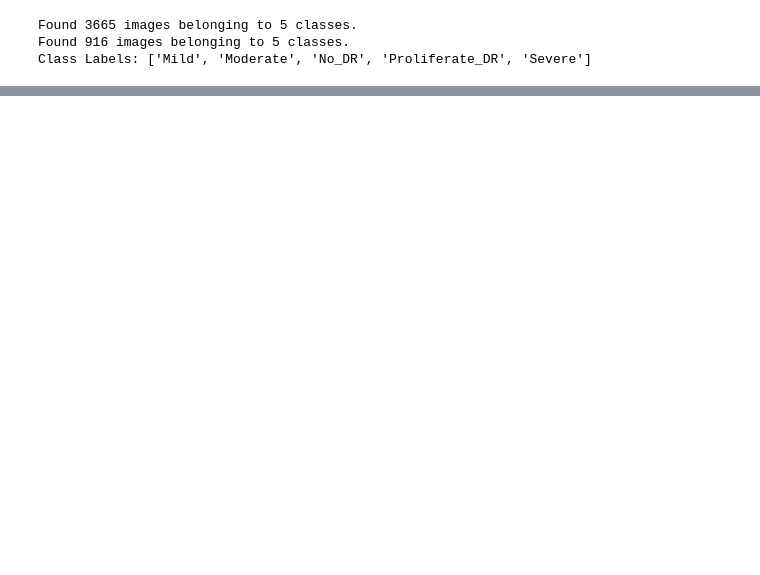
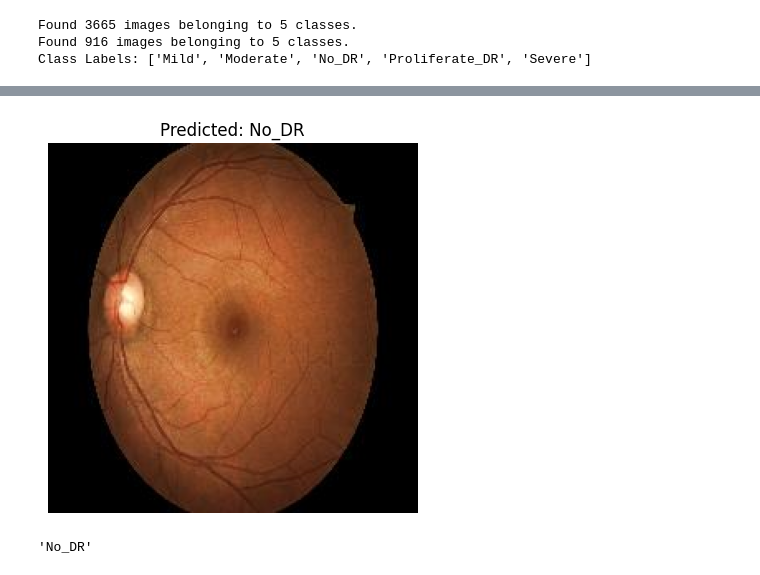
Before and after one commit to Arya202004/Medical-Image-Captioning, a Jupyter notebook: Medical_Image_Classification.ipynb, the cells around one changed output, grey strips where cells are left out. Saved outputs shown, nothing was run; the diff lists cells and outputs as text; code cells hidden in the pictures; blank space fills up the shorter version.

```diff
--- a/Medical_Image_Classification.ipynb
+++ b/Medical_Image_Classification.ipynb
@@ -38,8 +32,8 @@ from tensorflow.keras.utils import to_categorical
 from sklearn.metrics import classification_report, confusion_matrix
 # %%
 # Define dataset path
-train_dir = "train"
-valid_dir = "valid"
+train_dir = "Dataset/train"
+valid_dir = "Dataset/valid"
 
 # Define image size
 img_size = (224, 224)
@@ -265,8 +299,20 @@ NameError: name 'pd' is not defined
 # %%
+import tensorflow as tf
+import cv2
+import numpy as np
+import matplotlib.pyplot as plt
+
+# Define your class labels
+class_labels = list(train_generator.class_indices.keys())
+
 def test_model(model_path, image_path):
     model = tf.keras.models.load_model(model_path)
 
     img = cv2.imread(image_path)
+    if img is None:
+        print(f"Error: Could not read image from path: {image_path}")
+        return None
+
     img = cv2.resize(img, (224, 224))
     img = img.astype("float32") / 255.0
     img = np.expand_dims(img, axis=0)
@@ -284,5 +330,6 @@ def test_model(model_path, image_path):
     return predicted_label
 
 # Test Image
-image_path = "dataset/test/sample_image.jpg"
+image_path = "Dataset/valid/No_DR/13_left_png.rf.66c029d08da0b9a82c6c1e8853948b13.jpg"
 test_model("ResNet50_diabetic_retinopathy.h5", image_path)
+# %% [output]
@@ -288,0 +338,2 @@ test_model("ResNet50_diabetic_retinopathy.h5", image_path)
+[figure, added]
+'No_DR'
```
Also changed, not shown: parts of 6 cells of this notebook, 3 other files.
